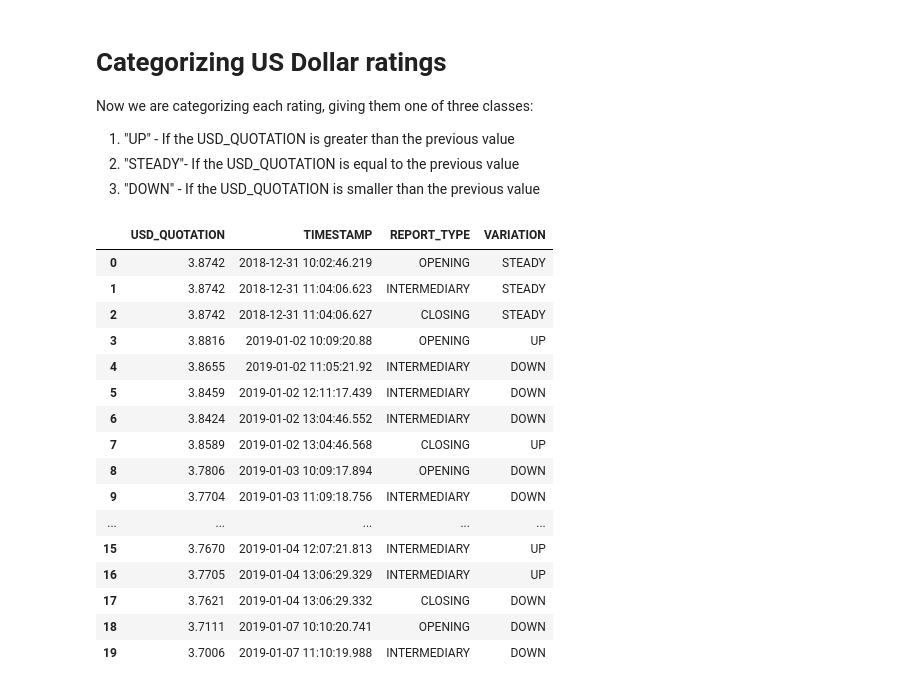
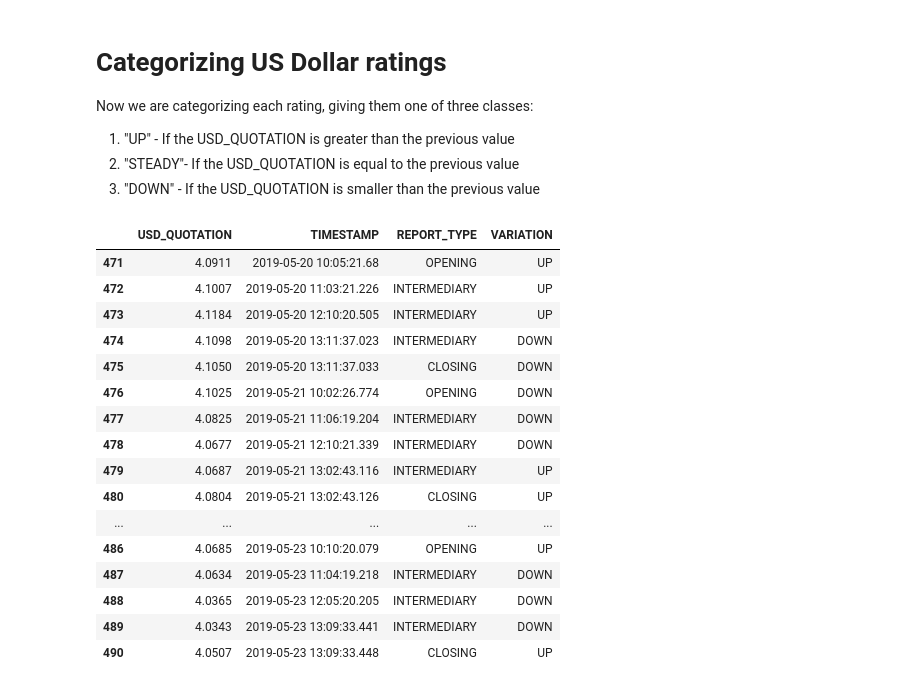
Before and after one commit to gcarvs/News-Impact-On-Dollar, a Jupyter notebook: notebooks/DatasetsPreProcessing.ipynb, the cells around one changed output. Saved outputs shown, nothing was run; the diff lists cells and outputs as text; code cells hidden in the pictures.

```diff
--- a/notebooks/DatasetsPreProcessing.ipynb
+++ b/notebooks/DatasetsPreProcessing.ipynb
@@ -80,23 +79,23 @@ Now we are categorizing each rating, giving them one of three classes:
 # %%
 dolarRates['VARIATION'] = numpy.where(dolarRates['USD_QUOTATION'].diff() > 0, 'UP',
                           numpy.where(dolarRates['USD_QUOTATION'].diff() < 0, 'DOWN', 'STEADY'))
 
-dolarRates.head(20)
+dolarRates.tail(20)
 # %% [output]
 |  | USD_QUOTATION | TIMESTAMP | REPORT_TYPE | VARIATION |
-| 0 | 3.8742 | 2018-12-31 10:02:46.219 | OPENING | STEADY |
-| 1 | 3.8742 | 2018-12-31 11:04:06.623 | INTERMEDIARY | STEADY |
-| 2 | 3.8742 | 2018-12-31 11:04:06.627 | CLOSING | STEADY |
-| 3 | 3.8816 | 2019-01-02 10:09:20.88 | OPENING | UP |
-| 4 | 3.8655 | 2019-01-02 11:05:21.92 | INTERMEDIARY | DOWN |
-| 5 | 3.8459 | 2019-01-02 12:11:17.439 | INTERMEDIARY | DOWN |
-| 6 | 3.8424 | 2019-01-02 13:04:46.552 | INTERMEDIARY | DOWN |
-| 7 | 3.8589 | 2019-01-02 13:04:46.568 | CLOSING | UP |
-| 8 | 3.7806 | 2019-01-03 10:09:17.894 | OPENING | DOWN |
-| 9 | 3.7704 | 2019-01-03 11:09:18.756 | INTERMEDIARY | DOWN |
+| 471 | 4.0911 | 2019-05-20 10:05:21.68 | OPENING | UP |
+| 472 | 4.1007 | 2019-05-20 11:03:21.226 | INTERMEDIARY | UP |
+| 473 | 4.1184 | 2019-05-20 12:10:20.505 | INTERMEDIARY | UP |
+| 474 | 4.1098 | 2019-05-20 13:11:37.023 | INTERMEDIARY | DOWN |
+| 475 | 4.1050 | 2019-05-20 13:11:37.033 | CLOSING | DOWN |
+| 476 | 4.1025 | 2019-05-21 10:02:26.774 | OPENING | DOWN |
+| 477 | 4.0825 | 2019-05-21 11:06:19.204 | INTERMEDIARY | DOWN |
+| 478 | 4.0677 | 2019-05-21 12:10:21.339 | INTERMEDIARY | DOWN |
+| 479 | 4.0687 | 2019-05-21 13:02:43.116 | INTERMEDIARY | UP |
+| 480 | 4.0804 | 2019-05-21 13:02:43.126 | CLOSING | UP |
 | ... | ... | ... | ... | ... |
-| 15 | 3.7670 | 2019-01-04 12:07:21.813 | INTERMEDIARY | UP |
-| 16 | 3.7705 | 2019-01-04 13:06:29.329 | INTERMEDIARY | UP |
-| 17 | 3.7621 | 2019-01-04 13:06:29.332 | CLOSING | DOWN |
-| 18 | 3.7111 | 2019-01-07 10:10:20.741 | OPENING | DOWN |
-| 19 | 3.7006 | 2019-01-07 11:10:19.988 | INTERMEDIARY | DOWN |
+| 486 | 4.0685 | 2019-05-23 10:10:20.079 | OPENING | UP |
+| 487 | 4.0634 | 2019-05-23 11:04:19.218 | INTERMEDIARY | DOWN |
+| 488 | 4.0365 | 2019-05-23 12:05:20.205 | INTERMEDIARY | DOWN |
+| 489 | 4.0343 | 2019-05-23 13:09:33.441 | INTERMEDIARY | DOWN |
+| 490 | 4.0507 | 2019-05-23 13:09:33.448 | CLOSING | UP |
```
Also changed, not shown: parts of 2 cells of this notebook.
